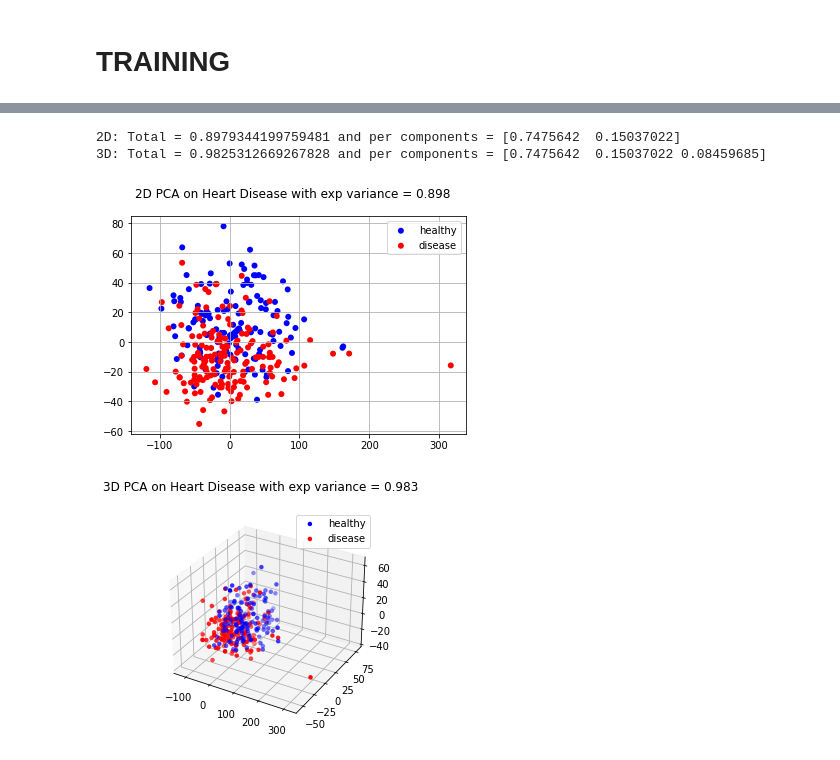
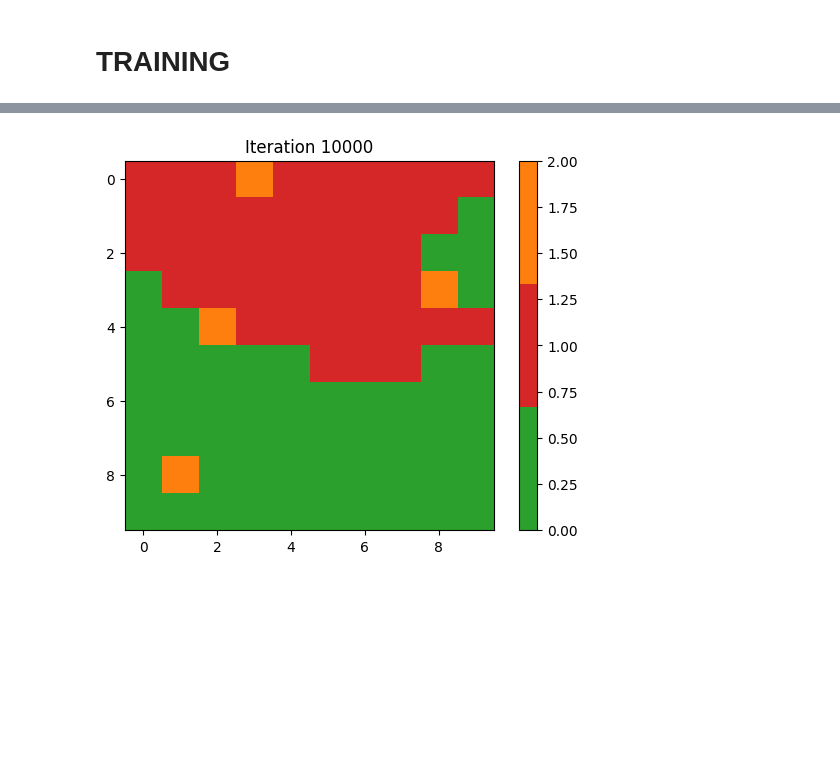
Before and after one commit to opticsensors/HVAC-predictive-control, a Jupyter notebook: notebooks/1.0-inital-som-implementation.ipynb, the cells around one changed output, grey strips where cells are left out. Cells and saved outputs as stored; diff of their text form; code cells hidden in the pictures; blank space fills up the shorter version.

```diff
--- a/notebooks/1.0-inital-som-implementation.ipynb
+++ b/notebooks/1.0-inital-som-implementation.ipynb
@@ -41,7 +40,7 @@ y=data[['y']].to_numpy()
 ## Split
 # %%
 # train and test split
-train_x, test_x, train_y, test_y = train_test_split(x, y, test_size=0.2, random_state=42)
+train_x, test_x, train_y, test_y = train_test_split(X, y, test_size=0.2, random_state=42)
 print('x train shape: ', train_x.shape)
 print('y train shape: ', train_y.shape)
 print('x test shape: ', test_x.shape)
@@ -70,13 +138,13 @@ test_x_norm = minmax_scaler(test_x)
 # %% [markdown]
 # TRAINING
 # %%
-from novelty_detection.som import SOM
+from novelty_detection.som import SOM, SOM_moriwaki
 
-model=SOM(som_grid_size=(10,10),
+model=SOM_moriwaki(som_grid_size=(10,10),
           max_cityblock=4,
           max_learning_rate=0.5,
-          max_steps=70000,
+          max_steps=10000,
           random_state=40)
 
-model=model.fit(train_x_norm,train_y)
+model=model.fit(train_x_norm,train_y.ravel())
 # %% [output]
@@ -119,61 +163,9 @@ Here we will take a look at the dataset using PCA
-# %%
-from sklearn.decomposition import PCA
-
-# 2D vizualization
-pca = PCA(n_components = 2)
-X2D = pca.fit_transform(X)
-
-# Amount of explained variance kept 2D
-exp_variance_2d = pca.explained_variance_ratio_
-print(f"2D: Total = {np.sum(exp_variance_2d)} and per components = {exp_variance_2d}")
-
-# 3D vizualization
-pca = PCA(n_components = 3)
-X3D = pca.fit_transform(X)
-
-# Amount of explained variance kept 3D
-exp_variance_3d = pca.explained_variance_ratio_
-print(f"3D: Total = {np.sum(exp_variance_3d)} and per components = {exp_variance_3d}")
-# %% [output]
-2D: Total = 0.8979344199759481 and per components = [0.7475642  0.15037022]
-3D: Total = 0.9825312669267828 and per components = [0.7475642  0.15037022 0.08459685]
-# %%
-import matplotlib.pyplot as plt
-
-# Plot of the 2D PCA results
-fig, ax = plt.subplots()
-
-X2D_healthy = X2D[y == 0]
-X2D_disease = X2D[y == 1]
-
-ax.scatter(X2D_healthy[:,0], X2D_healthy[:,1], color="blue", label="healthy", edgecolors='none')
-ax.scatter(X2D_disease[:,0], X2D_disease[:,1], color="red", label="disease", edgecolors='none')
-
-ax.legend()
-ax.grid(True)
-
-fig.suptitle(f"2D PCA on Heart Disease with exp variance = {round(np.sum(exp_variance_2d), 3)}")
-
-plt.show()
-# %% [output]
-[figure, removed]
-# %%
-# Plot of the 3D PCA results
-fig = plt.figure()
-ax3d = fig.add_subplot(projection='3d')
-
-
-X3D_healthy = X3D[y == 0]
-X3D_disease = X3D[y == 1]
-
-ax3d.scatter(X3D_healthy[:,0], X3D_healthy[:,1], X3D_healthy[:,2], color="blue", label="healthy", edgecolors='none')
-ax3d.scatter(X3D_disease[:,0], X3D_disease[:,1], X3D_disease[:,2], color="red", label="disease", edgecolors='none')
-
-ax3d.legend()
-ax3d.grid(True)
-
-fig.suptitle(f"3D PCA on Heart Disease with exp variance = {round(np.sum(exp_variance_3d), 3)}")
-
-plt.show()
-# %% [output]
-[figure, removed]
+# %%
+title = ('Iteration ' + str(model.max_steps))
+cmap = colors.ListedColormap(['tab:green', 'tab:red', 'tab:orange'])
+plt.imshow(model.label_map_, cmap=cmap)
+plt.colorbar()
+plt.title(title)
+plt.show()
+# %% [output]
+[figure, added]
```
Also changed, not shown: parts of 22 cells of this notebook, 1 other file.
